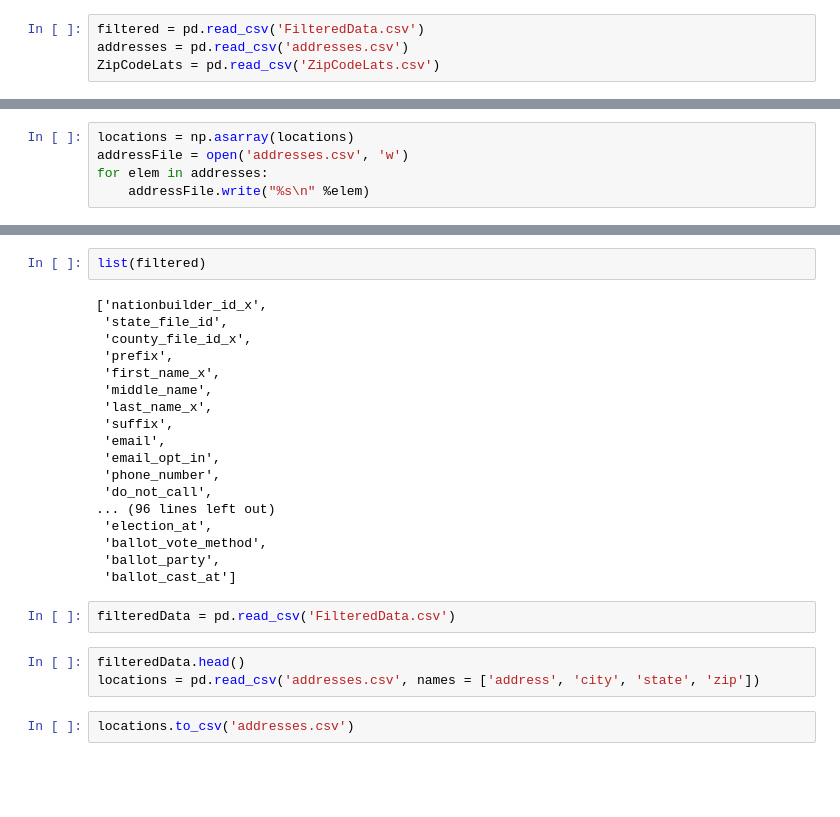
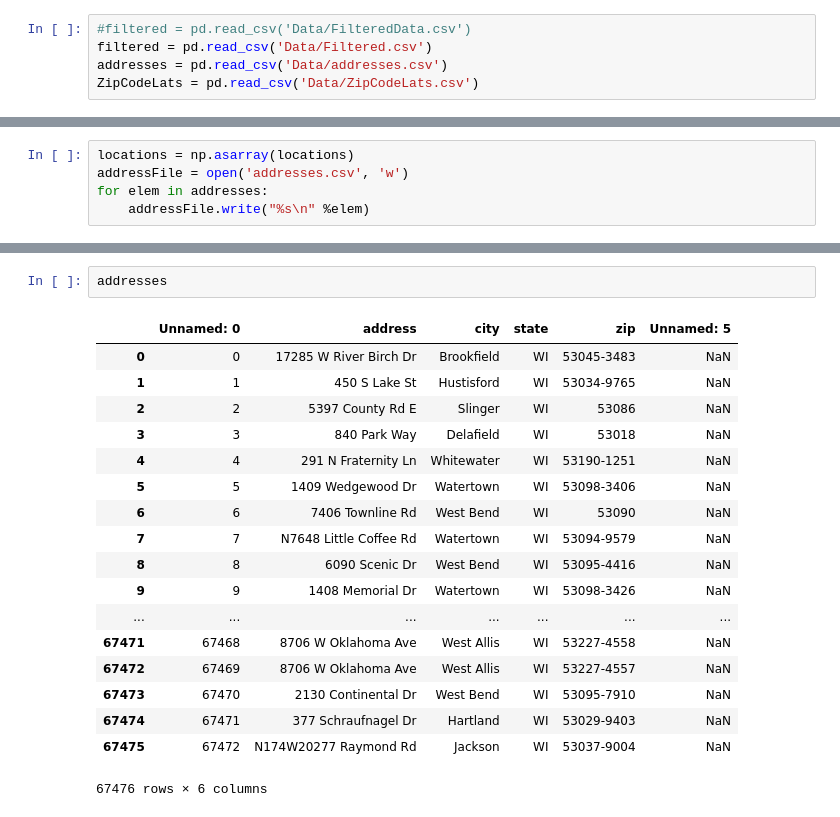
Before and after one commit to MattVerish/VoterData, a Jupyter notebook: Voter Stuff.ipynb, the cells around one changed output, grey strips where cells are left out. Drawn from its saved outputs; the diff is of its cells as text; blank space fills up the shorter version.

```diff
--- a/Voter Stuff.ipynb
+++ b/Voter Stuff.ipynb
@@ -28,4 +34,5 @@ election_dates = [novElec_2016, novElec_2014, aprilElec_2015]
 # %%
-filtered = pd.read_csv('FilteredData.csv')
-addresses = pd.read_csv('addresses.csv')
-ZipCodeLats = pd.read_csv('ZipCodeLats.csv')
+#filtered = pd.read_csv('Data/FilteredData.csv')
+filtered = pd.read_csv('Data/Filtered.csv')
+addresses = pd.read_csv('Data/addresses.csv')
+ZipCodeLats = pd.read_csv('Data/ZipCodeLats.csv')
@@ -95,27 +109,21 @@ If you're reading this message in another frontend (for example, a static render
-# %%
-list(filtered)
-# %% [output]
-['nationbuilder_id_x',
- 'state_file_id',
- 'county_file_id_x',
- 'prefix',
- 'first_name_x',
- 'middle_name',
- 'last_name_x',
- 'suffix',
- 'email',
- 'email_opt_in',
- 'phone_number',
- 'do_not_call',
-... (96 lines left out)
- 'election_at',
- 'ballot_vote_method',
- 'ballot_party',
- 'ballot_cast_at']
-# %%
-filteredData = pd.read_csv('FilteredData.csv')
-# %%
-filteredData.head()
-locations = pd.read_csv('addresses.csv', names = ['address', 'city', 'state', 'zip'])
-# %%
-locations.to_csv('addresses.csv')
+# %%
+addresses
+# %% [output]
+|  | Unnamed: 0 | address | city | state | zip | Unnamed: 5 |
+| 0 | 0 | 17285 W River Birch Dr | Brookfield | WI | 53045-3483 | NaN |
+| 1 | 1 | 450 S Lake St | Hustisford | WI | 53034-9765 | NaN |
+| 2 | 2 | 5397 County Rd E | Slinger | WI | 53086 | NaN |
+| 3 | 3 | 840 Park Way | Delafield | WI | 53018 | NaN |
+| 4 | 4 | 291 N Fraternity Ln | Whitewater | WI | 53190-1251 | NaN |
+| 5 | 5 | 1409 Wedgewood Dr | Watertown | WI | 53098-3406 | NaN |
+| 6 | 6 | 7406 Townline Rd | West Bend | WI | 53090 | NaN |
+| 7 | 7 | N7648 Little Coffee Rd | Watertown | WI | 53094-9579 | NaN |
+| 8 | 8 | 6090 Scenic Dr | West Bend | WI | 53095-4416 | NaN |
+| 9 | 9 | 1408 Memorial Dr | Watertown | WI | 53098-3426 | NaN |
+| ... | ... | ... | ... | ... | ... | ... |
+| 67471 | 67468 | 8706 W Oklahoma Ave | West Allis | WI | 53227-4558 | NaN |
+| 67472 | 67469 | 8706 W Oklahoma Ave | West Allis | WI | 53227-4557 | NaN |
+| 67473 | 67470 | 2130 Continental Dr | West Bend | WI | 53095-7910 | NaN |
+| 67474 | 67471 | 377 Schraufnagel Dr | Hartland | WI | 53029-9403 | NaN |
+| 67475 | 67472 | N174W20277 Raymond Rd | Jackson | WI | 53037-9004 | NaN |
+67476 rows × 6 columns
```
Also changed, not shown: parts of 9 cells of this notebook.
